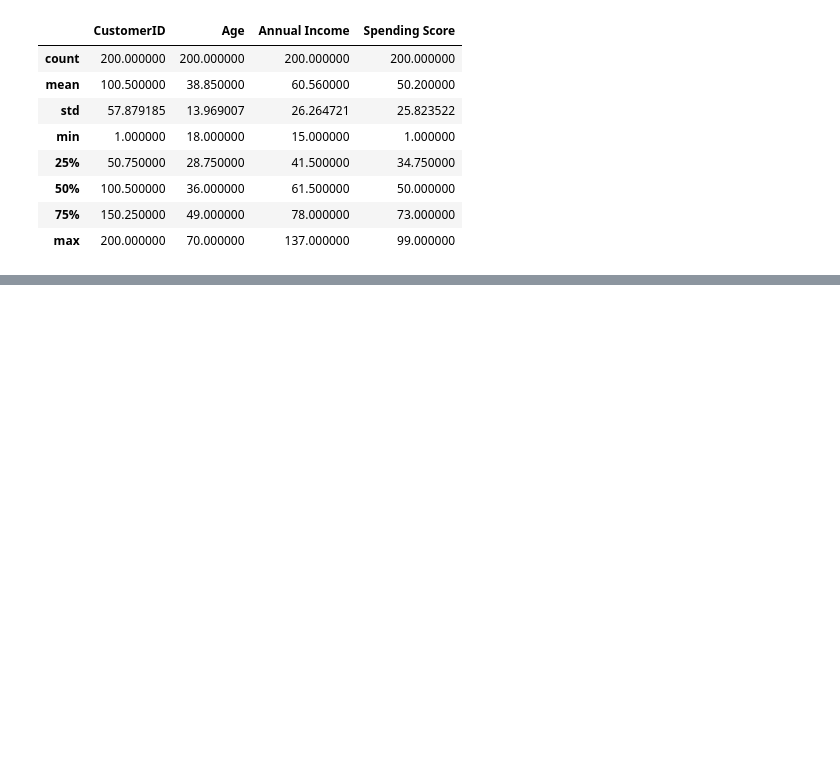
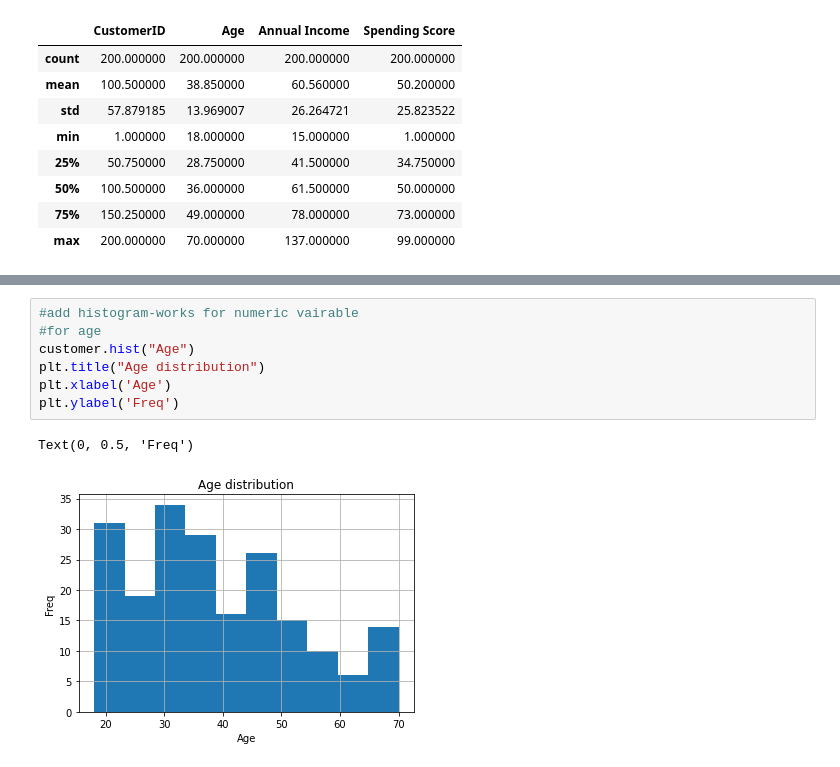
Before and after one commit to cornel-kim/samples, a Jupyter notebook: test.ipynb, the cells around one changed output, grey strips where cells are left out. Drawn from its saved outputs; the diff is of its cells as text; blank space fills up the shorter version.

```diff
--- a/test.ipynb
+++ b/test.ipynb
@@ -43,0 +62,10 @@ customer.describe()
+# %%
+#add histogram-works for numeric vairable
+#for age
+customer.hist("Age")
+plt.title("Age distribution")
+plt.xlabel('Age')
+plt.ylabel('Freq')
+# %% [output]
+Text(0, 0.5, 'Freq')
+[figure, added]
```
Also changed, not shown: parts of 6 cells of this notebook.
